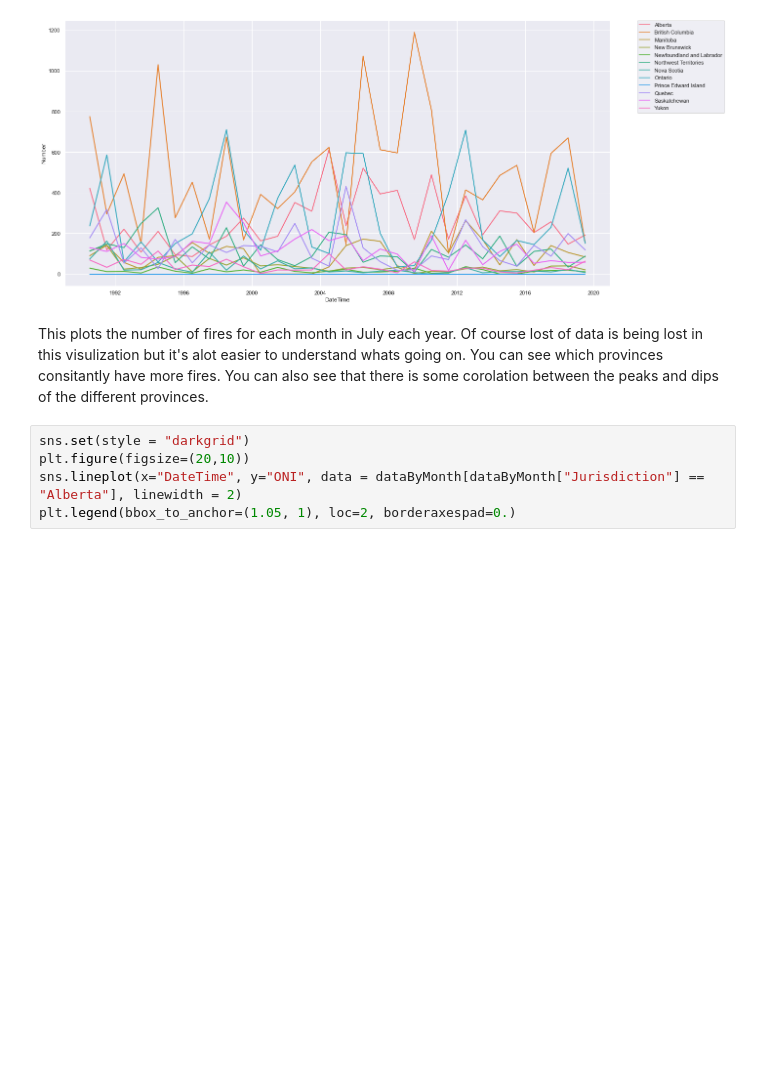
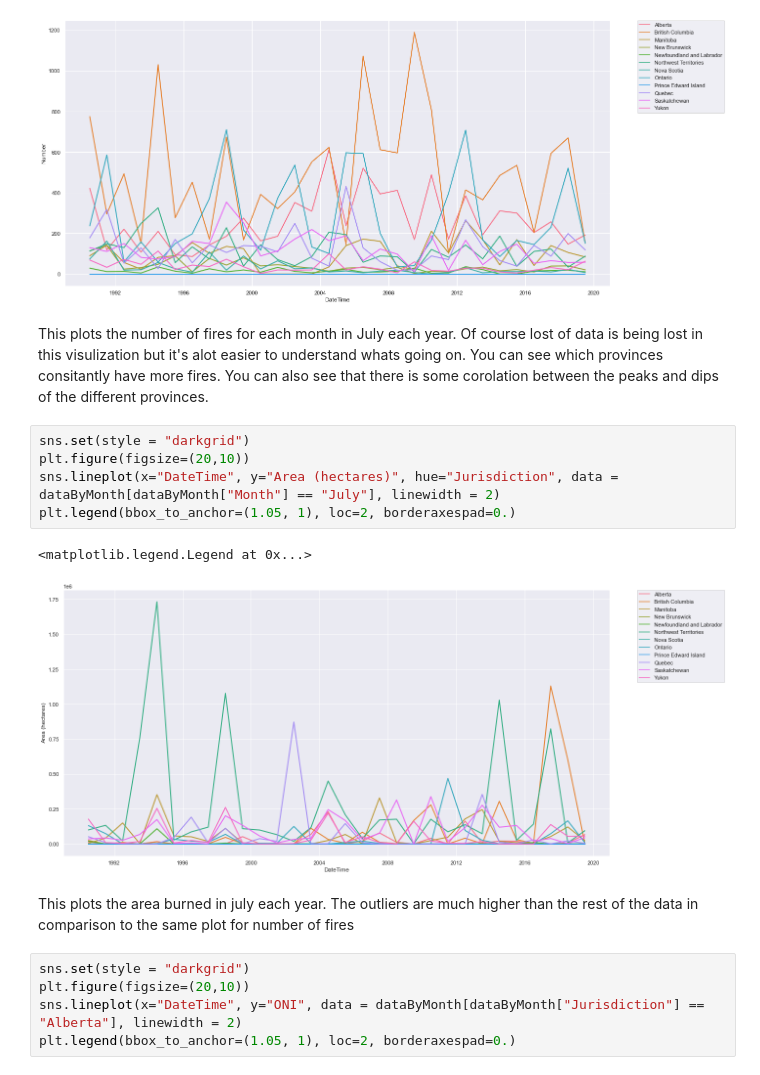
Before and after one commit to data301-2021-winter1/project-group33-project, a Jupyter notebook: notebooks/analysis1.ipynb, the cells around one changed output. Cells and saved outputs as stored; diff of their text form; blank space fills up the shorter version.

```diff
--- a/notebooks/analysis1.ipynb
+++ b/notebooks/analysis1.ipynb
@@ -158,6 +175,16 @@ plt.legend(bbox_to_anchor=(1.05, 1), loc=2, borderaxespad=0.)
 [figure]
 # %% [markdown]
 This plots the number of fires for each month in July each year. Of course lost of data is being lost in this visulization but it's alot easier to understand whats going on. You can see which provinces consitantly have more fires. You can also see that there is some corolation between the peaks and dips of the different provinces.
+# %%
+sns.set(style = "darkgrid")
+plt.figure(figsize=(20,10))
+sns.lineplot(x="DateTime", y="Area (hectares)", hue="Jurisdiction", data = dataByMonth[dataByMonth["Month"] == "July"], linewidth = 2)
+plt.legend(bbox_to_anchor=(1.05, 1), loc=2, borderaxespad=0.)
+# %% [output]
+<matplotlib.legend.Legend at 0x...>
+[figure, added]
+# %% [markdown]
+This plots the area burned in july each year. The outliers are much higher than the rest of the data in comparison to the same plot for number of fires
 # %%
 sns.set(style = "darkgrid")
 plt.figure(figsize=(20,10))
```
Also changed, not shown: parts of 17 cells of this notebook, 1 other file.
